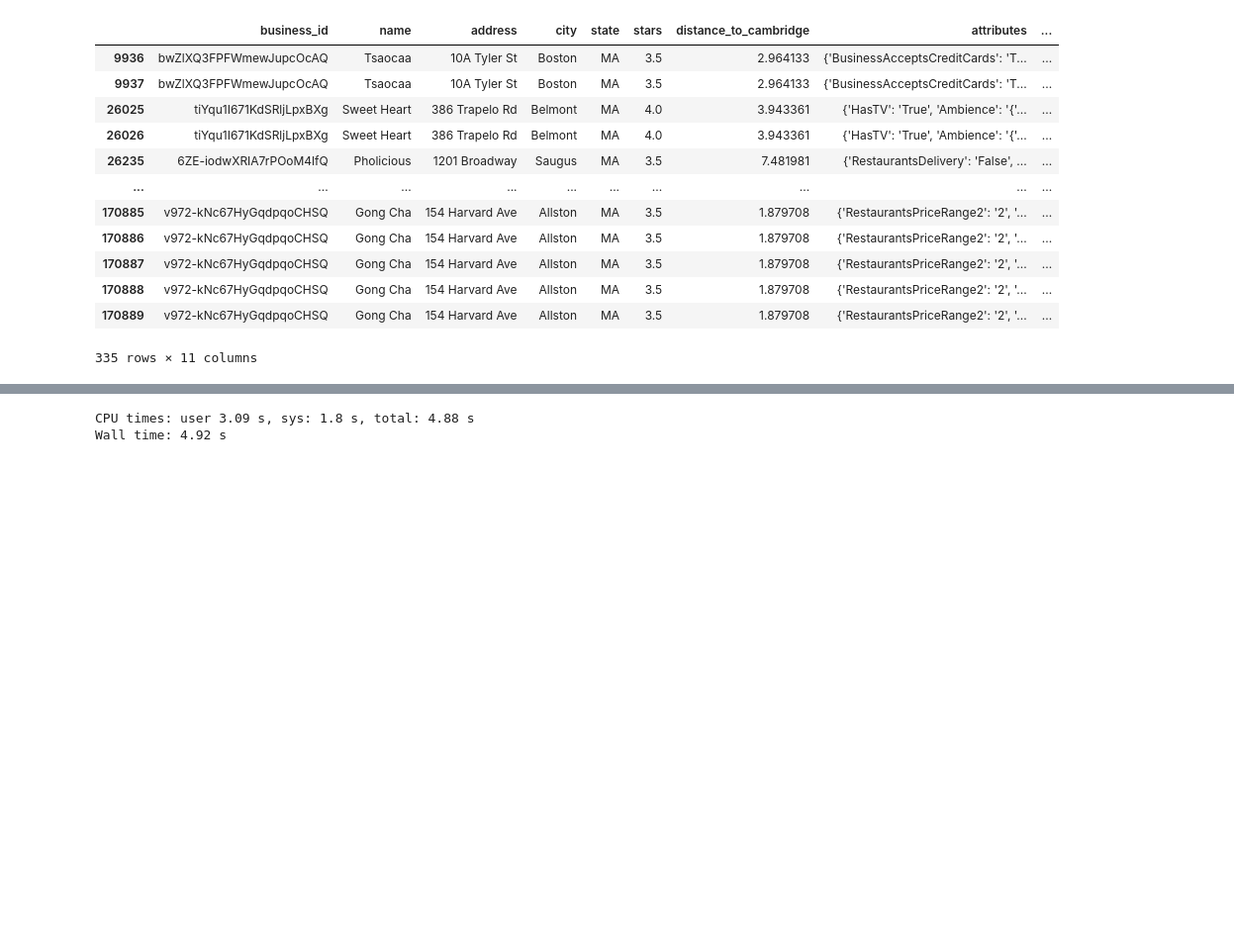
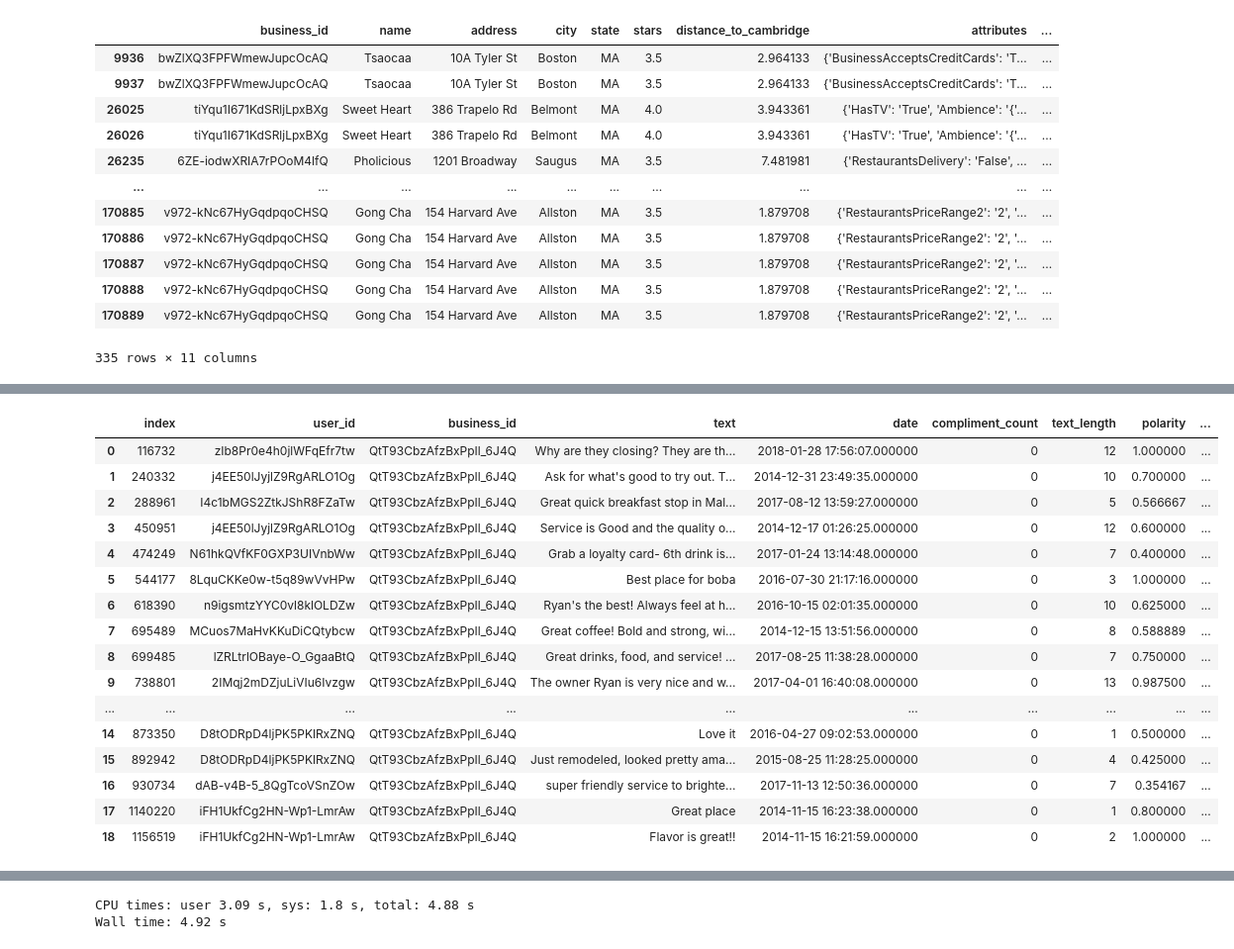
Before and after one commit to justinxu421/restaurant_planner, a Jupyter notebook: yelp.ipynb, the cells around one changed output, grey strips where cells are left out. Shown at 99% size. Cells and saved outputs as stored; diff of their text form; code cells hidden in the pictures; blank space fills up the shorter version.

```diff
--- a/yelp.ipynb
+++ b/yelp.ipynb
@@ -67,9 +140,11 @@ utils.filter_df_with_categories(cambridge_loader.df_close_tips, 'Bubble Tea')
 engine = create_engine("sqlite:///yelp.db", echo=False)
 query = f"""SELECT *
             FROM tips
-            """
-df_tips = pd.read_sql(
+            WHERE business_id = "QtT93CbzAfzBxPpIl_6J4Q"
+        """
+df = pd.read_sql(
     query,
     con=engine,
 )
+df
 # %% [output]
@@ -77,0 +153,17 @@ Wall time: 4.29 s
+|  | index | user_id | business_id | text | date | compliment_count | text_length | polarity | ... |
+| 0 | 116732 | zIb8Pr0e4h0jlWFqEfr7tw | QtT93CbzAfzBxPpIl_6J4Q | Why are they closing? They are th... | 2018-01-28 17:56:07.000000 | 0 | 12 | 1.000000 | ... |
+| 1 | 240332 | j4EE50lJyjlZ9RgARLO1Og | QtT93CbzAfzBxPpIl_6J4Q | Ask for what's good to try out. T... | 2014-12-31 23:49:35.000000 | 0 | 10 | 0.700000 | ... |
+| 2 | 288961 | I4c1bMGS2ZtkJShR8FZaTw | QtT93CbzAfzBxPpIl_6J4Q | Great quick breakfast stop in Mal... | 2017-08-12 13:59:27.000000 | 0 | 5 | 0.566667 | ... |
+| 3 | 450951 | j4EE50lJyjlZ9RgARLO1Og | QtT93CbzAfzBxPpIl_6J4Q | Service is Good and the quality o... | 2014-12-17 01:26:25.000000 | 0 | 12 | 0.600000 | ... |
+| 4 | 474249 | N61hkQVfKF0GXP3UIVnbWw | QtT93CbzAfzBxPpIl_6J4Q | Grab a loyalty card- 6th drink is... | 2017-01-24 13:14:48.000000 | 0 | 7 | 0.400000 | ... |
+| 5 | 544177 | 8LquCKKe0w-t5q89wVvHPw | QtT93CbzAfzBxPpIl_6J4Q | Best place for boba | 2016-07-30 21:17:16.000000 | 0 | 3 | 1.000000 | ... |
+| 6 | 618390 | n9igsmtzYYC0vl8klOLDZw | QtT93CbzAfzBxPpIl_6J4Q | Ryan's the best! Always feel at h... | 2016-10-15 02:01:35.000000 | 0 | 10 | 0.625000 | ... |
+| 7 | 695489 | MCuos7MaHvKKuDiCQtybcw | QtT93CbzAfzBxPpIl_6J4Q | Great coffee! Bold and strong, wi... | 2014-12-15 13:51:56.000000 | 0 | 8 | 0.588889 | ... |
+| 8 | 699485 | lZRLtrlOBaye-O_GgaaBtQ | QtT93CbzAfzBxPpIl_6J4Q | Great drinks, food, and service! ... | 2017-08-25 11:38:28.000000 | 0 | 7 | 0.750000 | ... |
+| 9 | 738801 | 2IMqj2mDZjuLiVIu6Ivzgw | QtT93CbzAfzBxPpIl_6J4Q | The owner Ryan is very nice and w... | 2017-04-01 16:40:08.000000 | 0 | 13 | 0.987500 | ... |
+| ... | ... | ... | ... | ... | ... | ... | ... | ... | ... |
+| 14 | 873350 | D8tODRpD4ljPK5PKlRxZNQ | QtT93CbzAfzBxPpIl_6J4Q | Love it | 2016-04-27 09:02:53.000000 | 0 | 1 | 0.500000 | ... |
+| 15 | 892942 | D8tODRpD4ljPK5PKlRxZNQ | QtT93CbzAfzBxPpIl_6J4Q | Just remodeled, looked pretty ama... | 2015-08-25 11:28:25.000000 | 0 | 4 | 0.425000 | ... |
+| 16 | 930734 | dAB-v4B-5_8QgTcoVSnZOw | QtT93CbzAfzBxPpIl_6J4Q | super friendly service to brighte... | 2017-11-13 12:50:36.000000 | 0 | 7 | 0.354167 | ... |
+| 17 | 1140220 | iFH1UkfCg2HN-Wp1-LmrAw | QtT93CbzAfzBxPpIl_6J4Q | Great place | 2014-11-15 16:23:38.000000 | 0 | 1 | 0.800000 | ... |
+| 18 | 1156519 | iFH1UkfCg2HN-Wp1-LmrAw | QtT93CbzAfzBxPpIl_6J4Q | Flavor is great!! | 2014-11-15 16:21:59.000000 | 0 | 2 | 1.000000 | ... |
```
Also changed, not shown: parts of 21 cells of this notebook, 2 other files.
